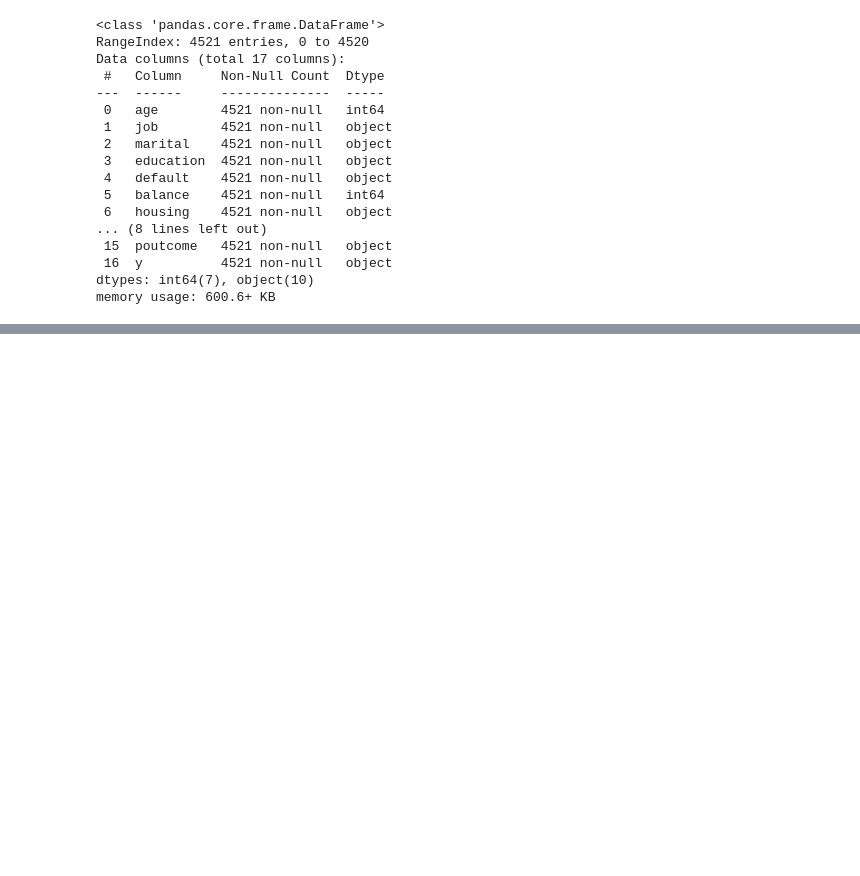
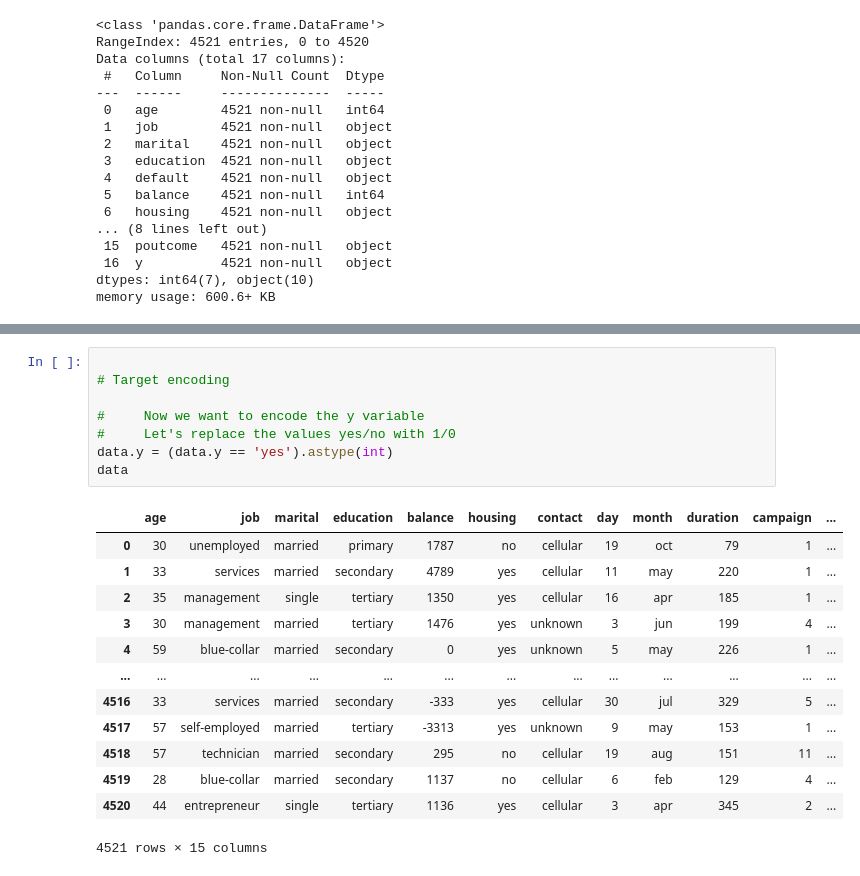
Before and after one commit to kibetamos/ML-zoomcamp-Homework, a Jupyter notebook: week3/Classification.ipynb, the cells around one changed output, grey strips where cells are left out. Drawn from its saved outputs; the diff is of its cells as text; blank space fills up the shorter version.

```diff
--- a/week3/Classification.ipynb
+++ b/week3/Classification.ipynb
@@ -38,0 +210,22 @@ memory usage: 600.6+ KB
+# %%
+
+# Target encoding
+
+#     Now we want to encode the y variable
+#     Let's replace the values yes/no with 1/0
+data.y = (data.y == 'yes').astype(int)
+data
+# %% [output]
+|  | age | job | marital | education | balance | housing | contact | day | month | duration | campaign | ... |
+| 0 | 30 | unemployed | married | primary | 1787 | no | cellular | 19 | oct | 79 | 1 | ... |
+| 1 | 33 | services | married | secondary | 4789 | yes | cellular | 11 | may | 220 | 1 | ... |
+| 2 | 35 | management | single | tertiary | 1350 | yes | cellular | 16 | apr | 185 | 1 | ... |
+| 3 | 30 | management | married | tertiary | 1476 | yes | unknown | 3 | jun | 199 | 4 | ... |
+| 4 | 59 | blue-collar | married | secondary | 0 | yes | unknown | 5 | may | 226 | 1 | ... |
+| ... | ... | ... | ... | ... | ... | ... | ... | ... | ... | ... | ... | ... |
+| 4516 | 33 | services | married | secondary | -333 | yes | cellular | 30 | jul | 329 | 5 | ... |
+| 4517 | 57 | self-employed | married | tertiary | -3313 | yes | unknown | 9 | may | 153 | 1 | ... |
+| 4518 | 57 | technician | married | secondary | 295 | no | cellular | 19 | aug | 151 | 11 | ... |
+| 4519 | 28 | blue-collar | married | secondary | 1137 | no | cellular | 6 | feb | 129 | 4 | ... |
+| 4520 | 44 | entrepreneur | single | tertiary | 1136 | yes | cellular | 3 | apr | 345 | 2 | ... |
+4521 rows × 15 columns
```
Also changed, not shown: parts of 17 cells of this notebook.
